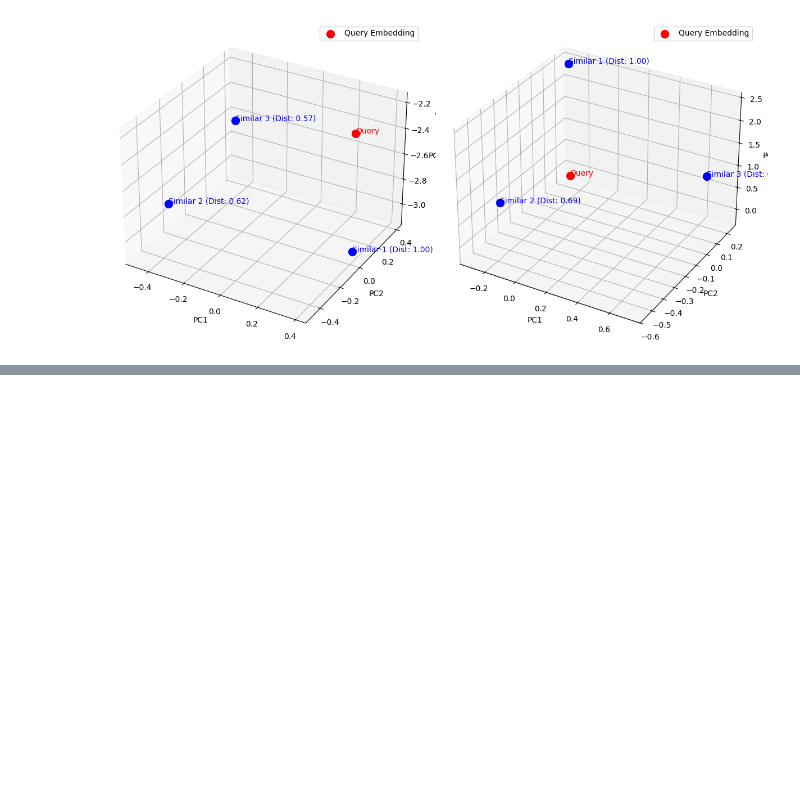
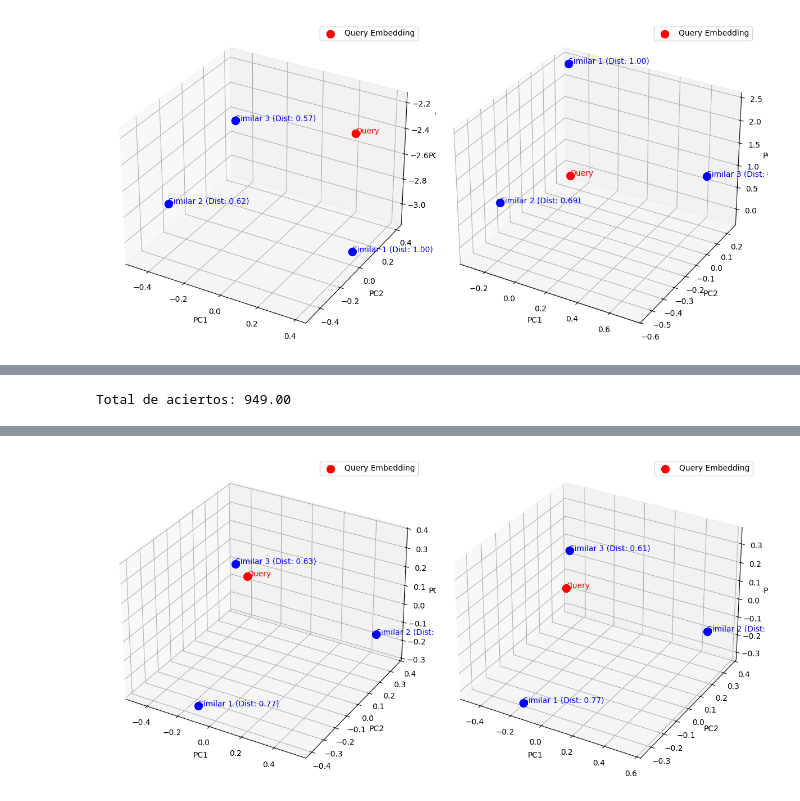
Before and after one commit to Holay/Integrador-stack-overflow, a Jupyter notebook: Evaluacion.ipynb, the cells around one changed output, grey strips where cells are left out. Drawn from its saved outputs; the diff is of its cells as text; code cells hidden in the pictures; blank space fills up the shorter version.

```diff
--- a/Evaluacion.ipynb
+++ b/Evaluacion.ipynb
@@ -16,5 +17,7 @@ train_data_embed = pd.read_csv('train_data_embed.csv')
 test_data_embed = pd.read_csv('test_data_embed.csv')
 # %%
 test_data_met1_embed = pd.read_csv('test_data_met1_embed.csv')
+# %%
+test_data_met1_embed_V2 = pd.read_csv('test_data_met1_embed_V2.csv')
 # %%
 train_data_embed = train_data_embed[train_data_embed['Embeddings'] != "embedding_error"]
@@ -25,4 +26,6 @@ train_data_embed['QuestionTags'] = train_data_embed['QuestionTags'].apply(eval)
 test_data_embed['QuestionTags'] = test_data_embed['QuestionTags'].apply(eval)  # Hacer lo mismo para test_data
 # %%
 test_data_met1_embed['QuestionTags'] = test_data_met1_embed['QuestionTags'].apply(eval)  # Hacer lo mismo para test_data
+# %%
+test_data_met1_embed_V2['QuestionTags'] = test_data_met1_embed_V2['QuestionTags'].apply(eval)  # Hacer lo mismo para test_data
 # %%
@@ -92,3 +36,5 @@ Total de aciertos: 5560.00%
+# %%
+test_data_met1_embed_V2['Embeddings'] = test_data_met1_embed_V2['Embeddings'].apply(ast.literal_eval)
 # %% [markdown]
 # Método 1 de evaluación
 # %%
@@ -248,0 +311,61 @@ Thanks,
+# %%
+print(f"Total de aciertos: {aciertos_met2b:.2f}")
+# %% [output]
+Total de aciertos: 949.00
+# %%
+# Seleccionar una muestra de 2 datos de test_data_met2b
+sample_indices = [5, 40]
+samples = test_data_met1_embed_V2.iloc[sample_indices]
+
+# Función para encontrar preguntas similares
+def find_similar_questions(query_embedding, train_embeddings, top_k=10):
+    similarities = cosine_similarity([query_embedding], train_embeddings)[0]
+    similar_indices = np.argsort(-similarities)[:top_k]
+    return similar_indices, similarities[similar_indices]
+
+# Crear gráficas 3D
+fig = plt.figure(figsize=(18, 6))
+
+for i, (index, sample) in enumerate(samples.iterrows()):
+    query_embedding = sample['Embeddings']
+    query_text = sample['QuestionText']
+    query_par = sample['paraphrased']
+    user = sample['AnswerOwnerUserId']
+
+    # Encontrar las preguntas más similares
+    similar_indices, distances = find_similar_questions(query_embedding, np.array(train_data_embed['Embeddings'].tolist()), top_k=3)
+    similar_questions = train_data_embed.iloc[similar_indices]
+    similar_embeddings = np.array(similar_questions['Embeddings'].tolist())
+
+    # Imprimir las preguntas originales y las más similares
+    print(f"\nSample {i+1} - Pregunta Original: {query_text}")
+    print(f"\nSample {i+1} - Pregunta parafraseada: {query_par}")
+    print(f"\nSample {i+1} - Usuario resolutor: {user}")
+    for j, (similar_index, distance) in enumerate(zip(similar_indices, distances)):
+        paraphrased_text = train_data_embed.iloc[similar_index]['QuestionText']
+        resolutor = train_data_embed.iloc[similar_index]['AnswerOwnerUserId']
+        print(f"  Pregunta {j+1}: {paraphrased_text} (Distancia: {distance:.2f}) (Resolutor: {resolutor})")
+
+    # Combinar los embeddings para PCA
+    all_embeddings = np.vstack([query_embedding] + similar_embeddings.tolist())
+    pca = PCA(n_components=3)
+    reduced_embeddings = pca.fit_transform(all_embeddings)
+
+    # Graficar el embedding de la consulta
+    ax = fig.add_subplot(1, 3, i + 1, projection='3d')
+    ax.scatter(reduced_embeddings[0, 0], reduced_embeddings[0, 1], reduced_embeddings[0, 2], c='r', label='Query Embedding', s=100)
+    ax.text(reduced_embeddings[0, 0], reduced_embeddings[0, 1], reduced_embeddings[0, 2], 'Query', color='red')
+
+    # Graficar los embeddings similares
+    for j in range(1, len(reduced_embeddings)):
+        ax.scatter(reduced_embeddings[j, 0], reduced_embeddings[j, 1], reduced_embeddings[j, 2], c='b', s=100)
+        ax.text(reduced_embeddings[j, 0], reduced_embeddings[j, 1], reduced_embeddings[j, 2], f'Similar {j} (Dist: {distances[j-1]:.2f})', color='blue')
+
+    ax.set_xlabel('PC1')
+    ax.set_ylabel('PC2')
+    ax.set_zlabel('PC3')
+    ax.legend()
+
+plt.tight_layout()
+plt.show()
+# %% [output]
@@ -248,0 +389 @@ Thanks,
+[figure, added]
```
Also changed, not shown: parts of 14 cells of this notebook, 1 other file.
